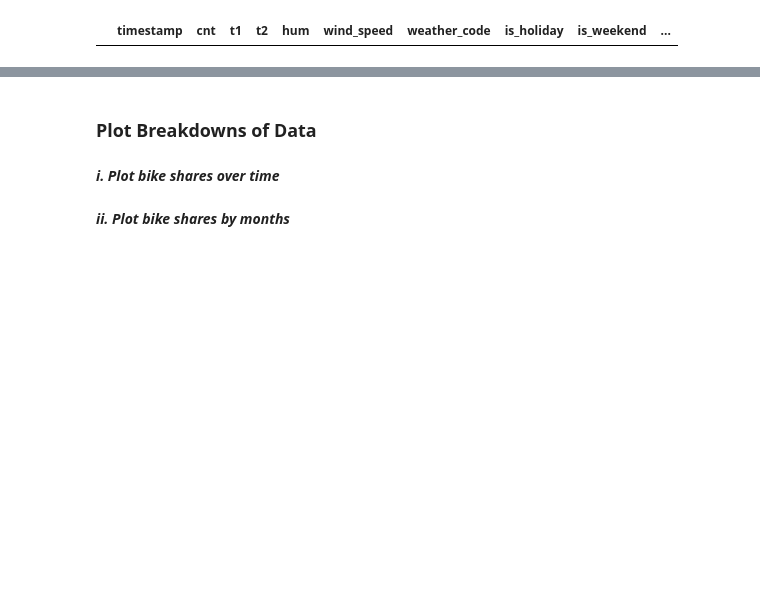
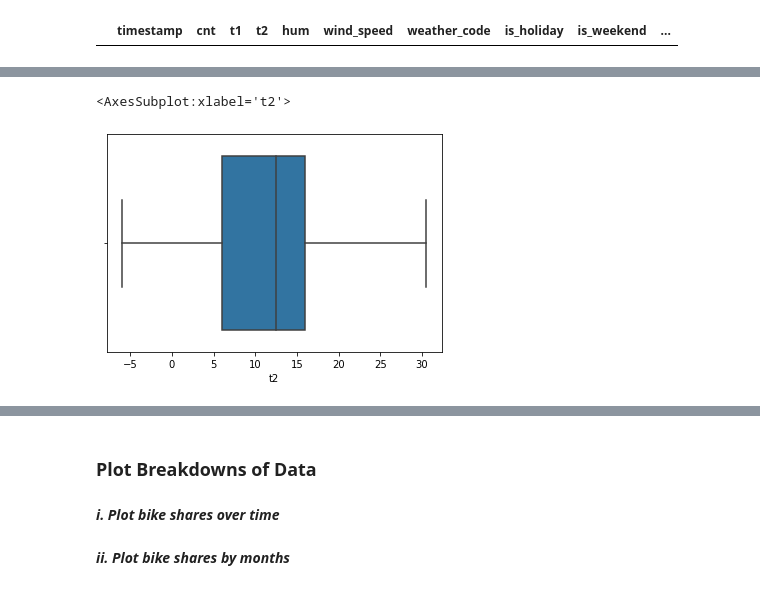
Before and after one commit to ozkanyildirim/Capstone_Projects, a Jupyter notebook: 12_Demand_Prediction_RNN_LSTM/Demand_Prediction_RNN_LSTM.ipynb, the cells around one changed output, grey strips where cells are left out. Saved outputs shown, nothing was run; the diff lists cells and outputs as text; code cells hidden in the pictures; blank space fills up the shorter version.

```diff
--- a/12_Demand_Prediction_RNN_LSTM/Demand_Prediction_RNN_LSTM.ipynb
+++ b/12_Demand_Prediction_RNN_LSTM/Demand_Prediction_RNN_LSTM.ipynb
@@ -610,0 +651,23 @@ Index(['good', 'mid', 'bad'], dtype='object')
+# %%
+season_median_t2 = pd.DataFrame(store.groupby('season')['t2'].median())
+
+Q1 = store.t2.quantile(0.25)
+Q3 = store.t2.quantile(0.75)
+IQR = Q3 - Q1
+
+filter0 = ((store.t2 <= Q1 - 1.5 * IQR) | (store.t2 >= Q3 + 1.5 *IQR)) & (store.season == 0.0)
+store['t2'][filter0] = season_median_t2.t2.iloc[0]
+
+filter1 = ((store.t2 <= Q1 - 1.5 * IQR) | (store.t2 >= Q3 + 1.5 *IQR)) & (store.season == 1.0)
+store['t2'][filter1] = season_median_t2.t2.iloc[1]
+
+filter2 = ((store.t2 <= Q1 - 1.5 * IQR) | (store.t2 >= Q3 + 1.5 *IQR)) & (store.season == 2.0)
+store['t2'][filter2] = season_median_t2.t2.iloc[2]
+
+filter3 = ((store.t2 <= Q1 - 1.5 * IQR) | (store.t2 >= Q3 + 1.5 *IQR)) & (store.season == 3.0)
+store['t2'][filter3] = season_median_t2.t2.iloc[3]
+# %%
+sns.boxplot(store.t2)
+# %% [output]
+<AxesSubplot:xlabel='t2'>
+[figure, added]
```
Also changed, not shown: parts of 12 cells of this notebook, 1 other file.
